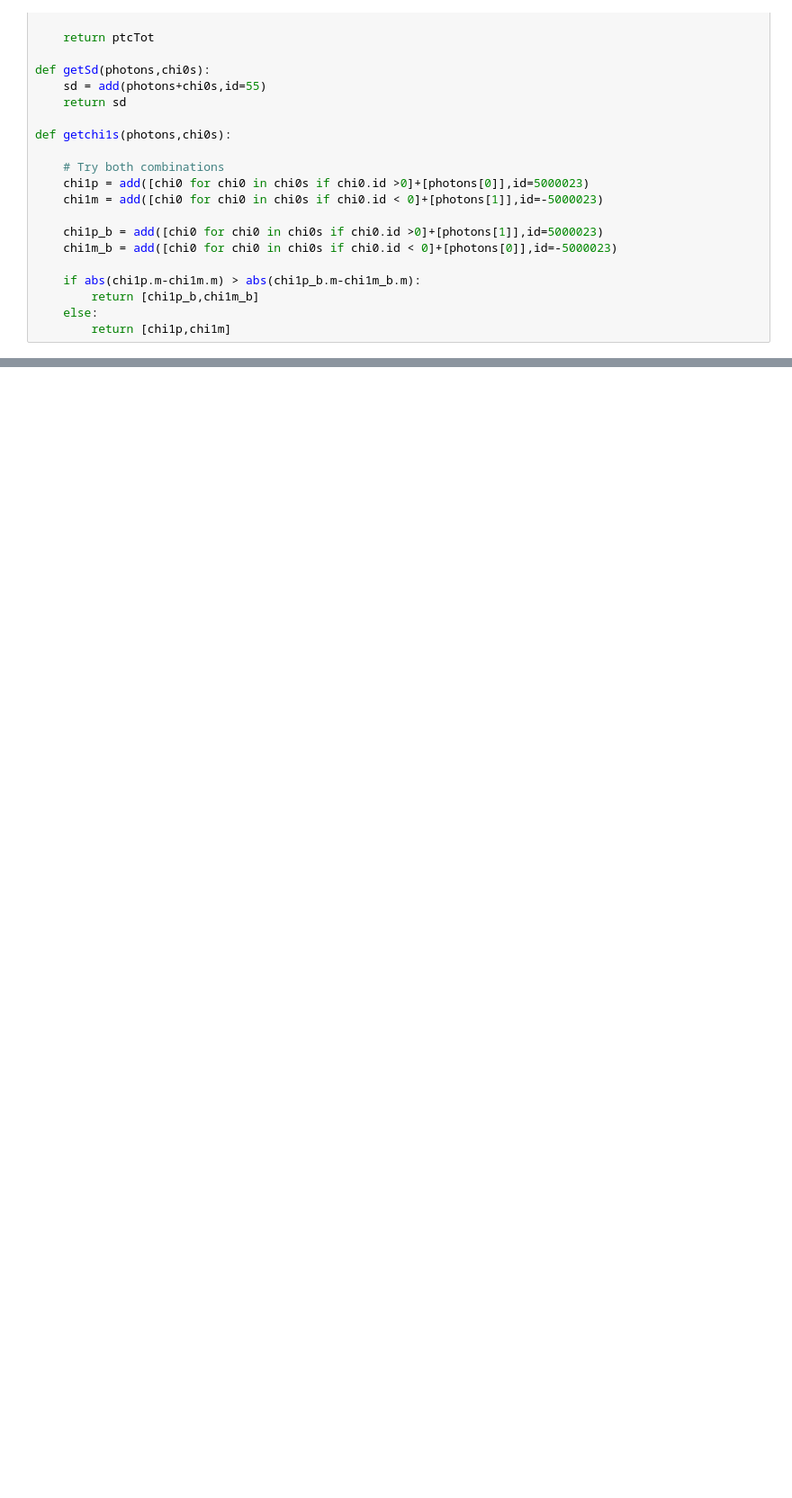
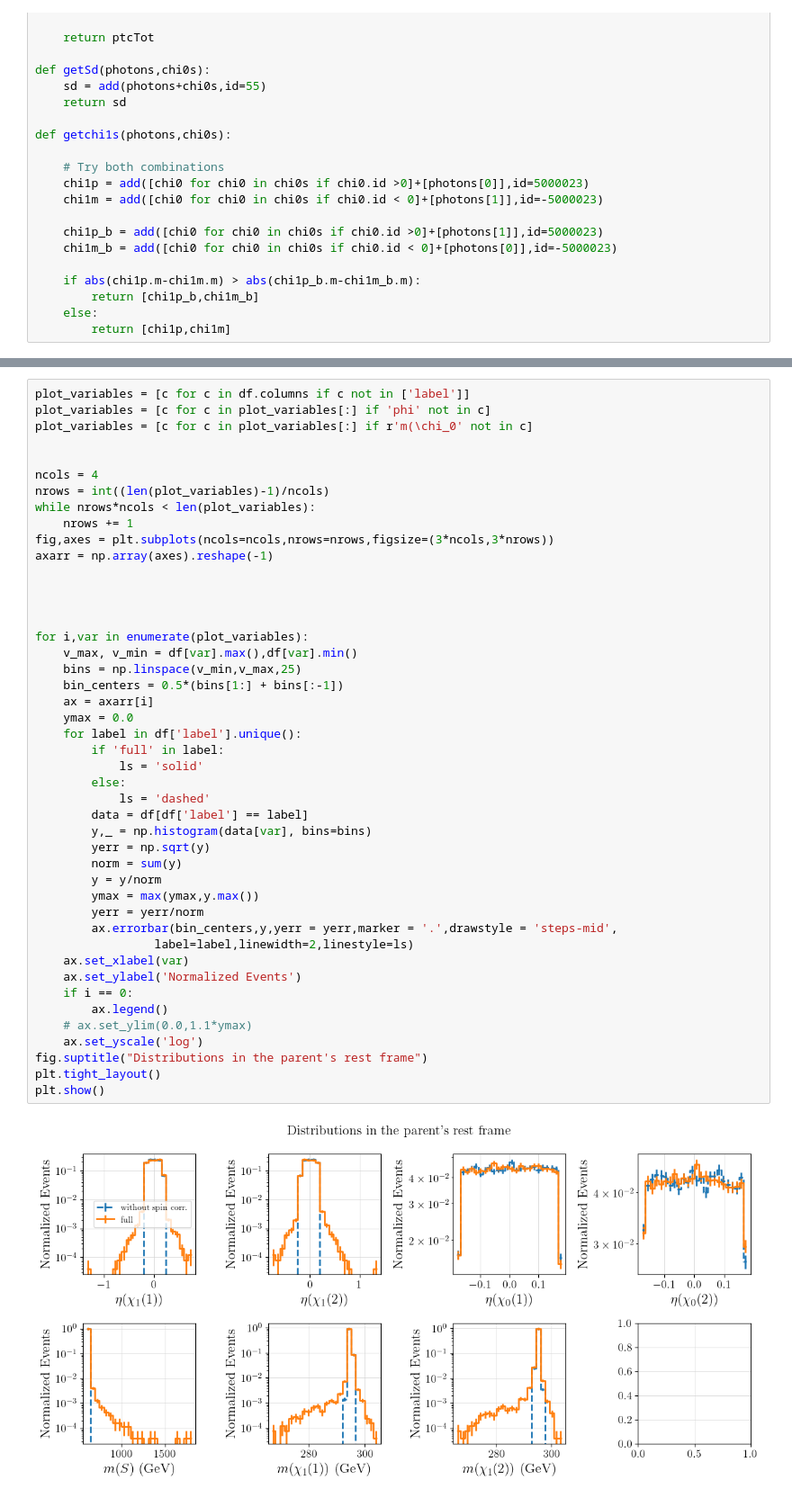
Before and after one commit to andlessa/back2futureTrigger, a Jupyter notebook: spin_tests.ipynb, the cells around one changed output, grey strips where cells are left out. Shown at 90% size. Cells and saved outputs as stored; diff of their text form; blank space fills up the shorter version.

```diff
--- a/spin_tests.ipynb
+++ b/spin_tests.ipynb
@@ -170,6 +170,53 @@ for label,f in files.items():
         dataList.append(data)
 
 df = pd.DataFrame(columns=cols,data=dataList)
+# %%
+plot_variables = [c for c in df.columns if c not in ['label']]
+plot_variables = [c for c in plot_variables[:] if 'phi' not in c]
+plot_variables = [c for c in plot_variables[:] if r'm(\chi_0' not in c]
+
+
+ncols = 4
+nrows = int((len(plot_variables)-1)/ncols)
+while nrows*ncols < len(plot_variables):
+    nrows += 1
+fig,axes = plt.subplots(ncols=ncols,nrows=nrows,figsize=(3*ncols,3*nrows))
+axarr = np.array(axes).reshape(-1)
+
+
+
+
+for i,var in enumerate(plot_variables):
+    v_max, v_min = df[var].max(),df[var].min()
+    bins = np.linspace(v_min,v_max,25)
+    bin_centers = 0.5*(bins[1:] + bins[:-1])
+    ax = axarr[i]
+    ymax = 0.0
+    for label in df['label'].unique():
+        if 'full' in label:
+            ls = 'solid'
+        else:
+            ls = 'dashed'
+        data = df[df['label'] == label]
+        y,_ = np.histogram(data[var], bins=bins)
+        yerr = np.sqrt(y)
+        norm = sum(y)
+        y = y/norm
+        ymax = max(ymax,y.max())
+        yerr = yerr/norm
+        ax.errorbar(bin_centers,y,yerr = yerr,marker = '.',drawstyle = 'steps-mid',
+                 label=label,linewidth=2,linestyle=ls)
+    ax.set_xlabel(var)
+    ax.set_ylabel('Normalized Events')
+    if i == 0:
+        ax.legend()
+    # ax.set_ylim(0.0,1.1*ymax)
+    ax.set_yscale('log')
+fig.suptitle("Distributions in the parent's rest frame")
+plt.tight_layout()
+plt.show()
+# %% [output]
+[figure, added]
 # %%
 plot_variables = [c for c in df.columns if c not in ['label']]
 plot_variables = [c for c in plot_variables[:] if 'phi' not in c]
```
Also changed, not shown: parts of 3 cells of this notebook, 3 other files.
